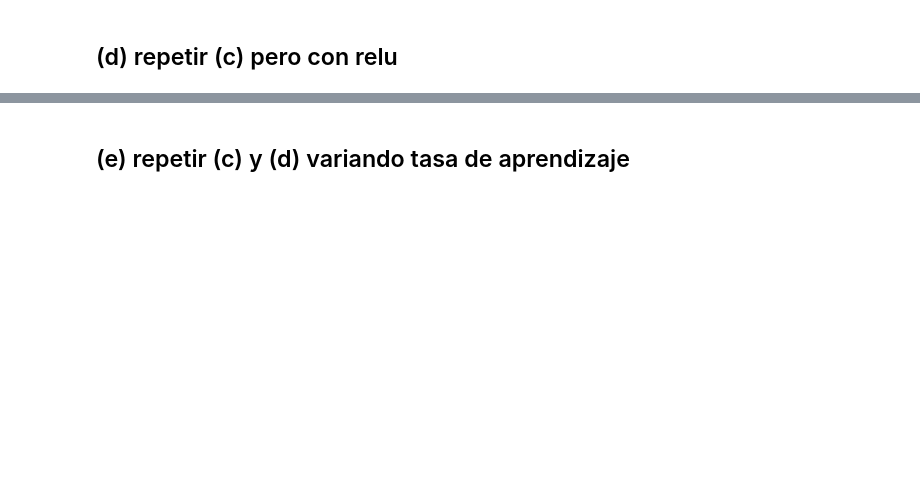
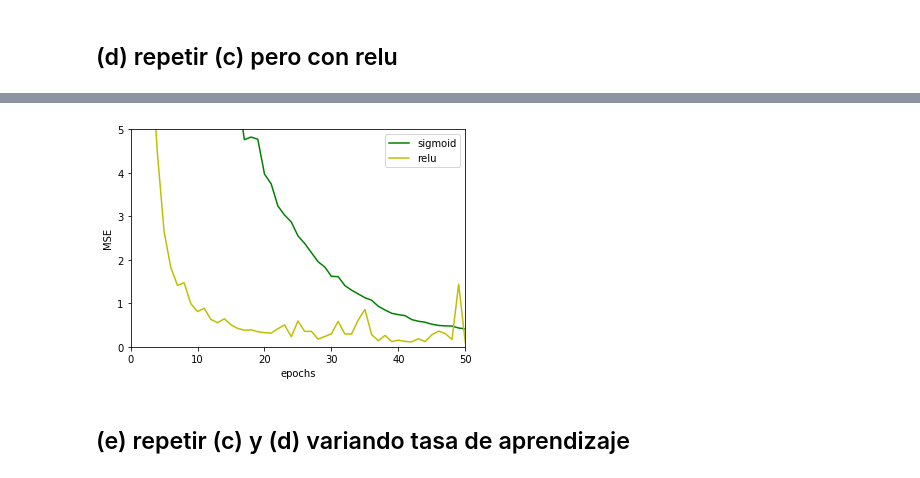
Before and after one commit to felipeavaria/Redes_Neuronales_Artificiales, a Jupyter notebook: Tarea-1/3_prediccion.ipynb, the cells around one changed output, grey strips where cells are left out. Cells and saved outputs as stored; diff of their text form; code cells hidden in the pictures; blank space fills up the shorter version.

```diff
--- a/Tarea-1/3_prediccion.ipynb
+++ b/Tarea-1/3_prediccion.ipynb
@@ -96,6 +106,20 @@ model.compile(optimizer=sgd,loss='mean_squared_error')
 
 hist = model.fit(X_train_scaled.as_matrix(), y_train.as_matrix(), nb_epoch=300,
 verbose=1, validation_data=(X_test_scaled.as_matrix(), y_test.as_matrix()))
+
+
+listaloss2 = []
+
+for i in range(300):
+    listaloss2.append(hist.history['loss'][i])
+
+plt.plot(range(301)[1:],listaloss,'g',label='sigmoid')
+plt.plot(range(301)[1:],listaloss2,'y',label='relu')
+plt.ylabel('MSE')
+plt.xlabel('epochs')
+plt.legend(loc='uper right')
+plt.axis([0,50,0,5])
+plt.show()
 # %% [output]
 Train on 379 samples, validate on 127 samples
 Epoch 1/300
@@ -117,2 +141,3 @@ Epoch 300/300
+[figure, added]
 # %% [markdown]
 ## (e) repetir (c) y (d) variando tasa de aprendizaje
```
Also changed, not shown: parts of 10 cells of this notebook.
